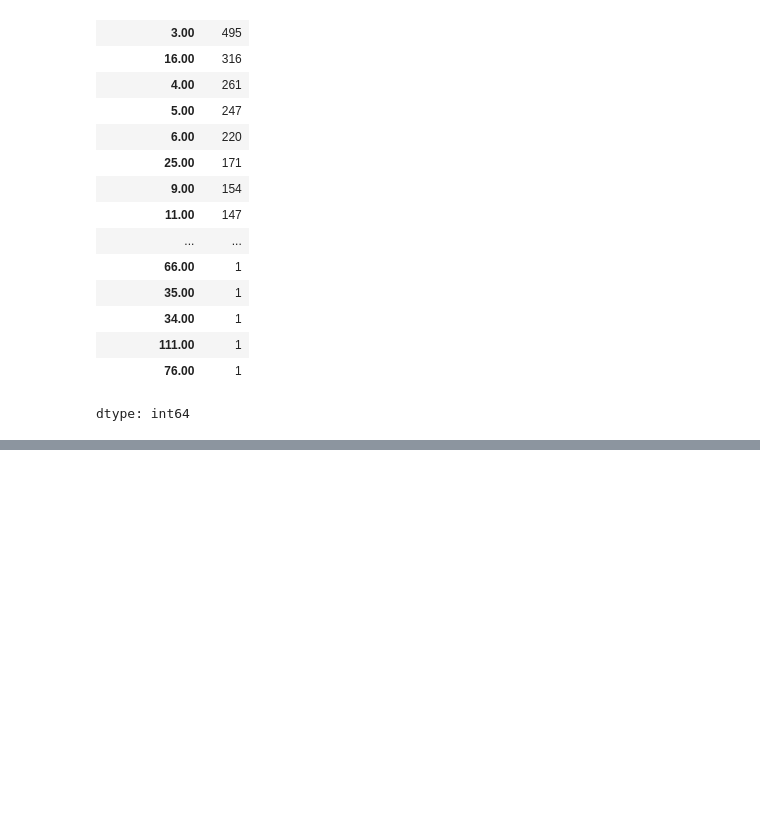
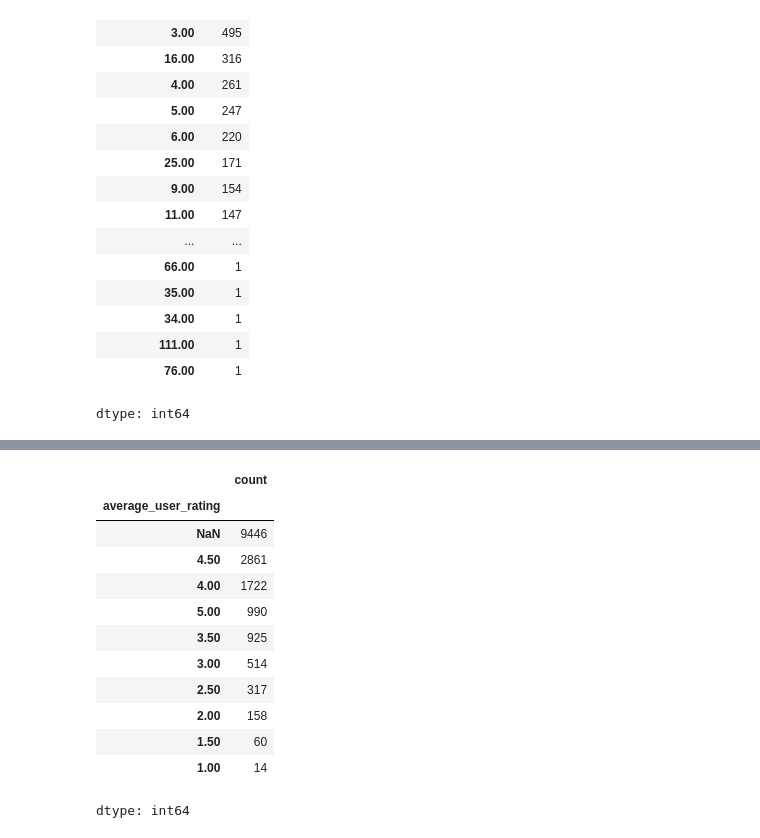
Before and after one commit to rafpank/Colab, a Jupyter notebook: data_science_bootcamp /wprowadzenie/05_appstore_data.ipynb, the cells around one changed output, grey strips where cells are left out. Saved outputs shown, nothing was run; the diff lists cells and outputs as text; code cells hidden in the pictures; blank space fills up the shorter version.

```diff
--- a/data_science_bootcamp /wprowadzenie/05_appstore_data.ipynb
+++ b/data_science_bootcamp /wprowadzenie/05_appstore_data.ipynb
@@ -457,0 +498,16 @@ dtype: int64
+# %%
+df.average_user_rating.value_counts(dropna=False) #w tym przypadku dostajemy informacje o braku danych
+# %% [output]
+|  | count |
+| average_user_rating |  |
+| NaN | 9446 |
+| 4.50 | 2861 |
+| 4.00 | 1722 |
+| 5.00 | 990 |
+| 3.50 | 925 |
+| 3.00 | 514 |
+| 2.50 | 317 |
+| 2.00 | 158 |
+| 1.50 | 60 |
+| 1.00 | 14 |
+dtype: int64
```
Also changed, not shown: parts of 7 cells of this notebook.
